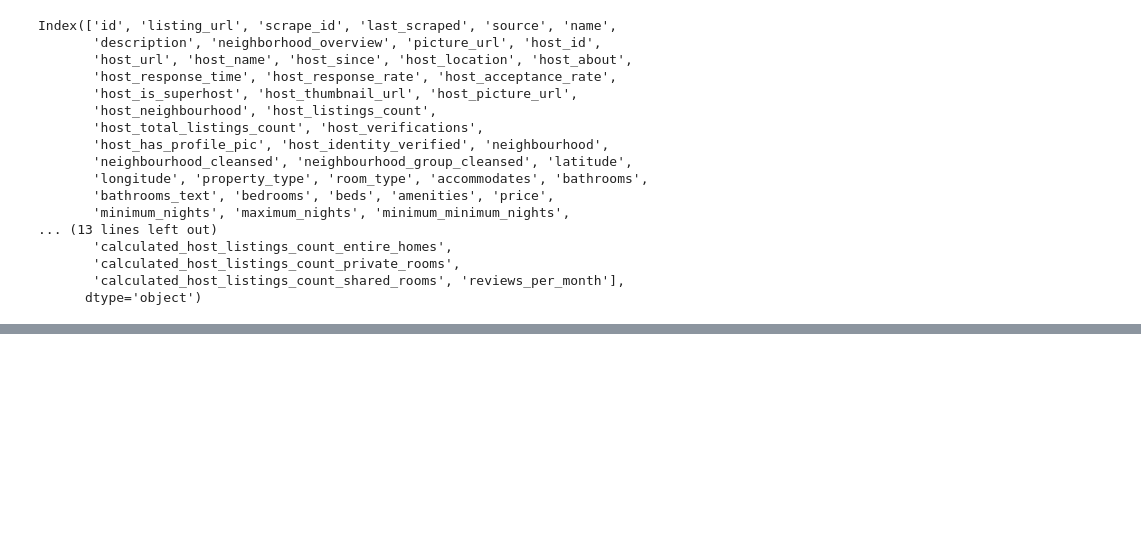
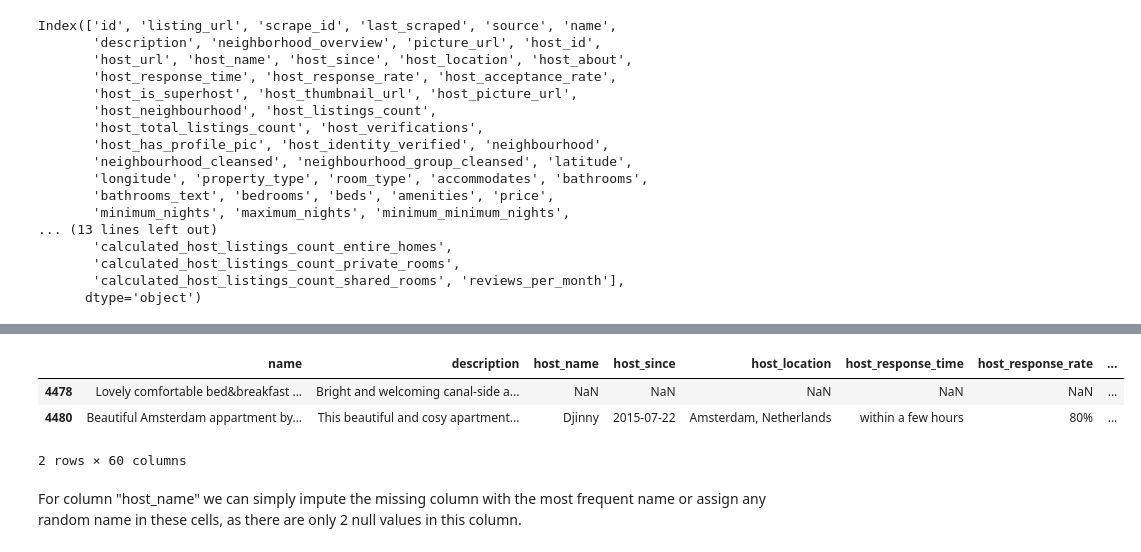
Before and after one commit to aakashaldankar/Albany-Airbnb-Price-Prediction, a Jupyter notebook: pricelabs_ml.ipynb, the cells around one changed output, grey strips where cells are left out. Saved outputs shown, nothing was run; the diff lists cells and outputs as text; code cells hidden in the pictures; blank space fills up the shorter version.

```diff
--- a/pricelabs_ml.ipynb
+++ b/pricelabs_ml.ipynb
@@ -230,0 +289,9 @@ df.head()
+# %%
+df.loc[4475:4480]
+# %% [output]
+|  | name | description | host_name | host_since | host_location | host_response_time | host_response_rate | ... |
+| 4478 | Lovely comfortable bed&breakfast ... | Bright and welcoming canal-side a... | NaN | NaN | NaN | NaN | NaN | ... |
+| 4480 | Beautiful Amsterdam appartment by... | This beautiful and cosy apartment... | Djinny | 2015-07-22 | Amsterdam, Netherlands | within a few hours | 80% | ... |
+2 rows × 60 columns
+# %% [markdown]
+For column "host_name" we can simply impute the missing column with the most frequent name or assign any random name in these cells, as there are only 2 null values in this column.
```
Also changed, not shown: parts of 33 cells of this notebook.
